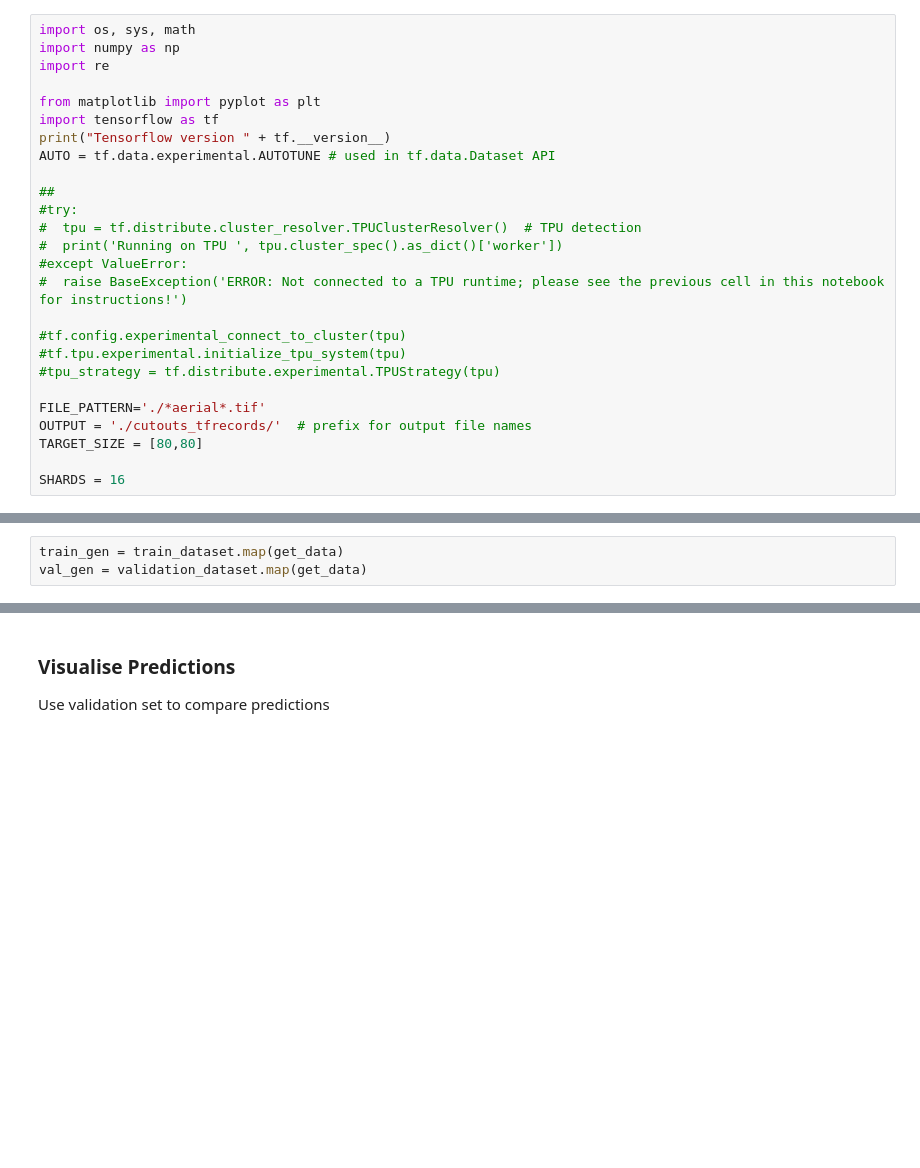
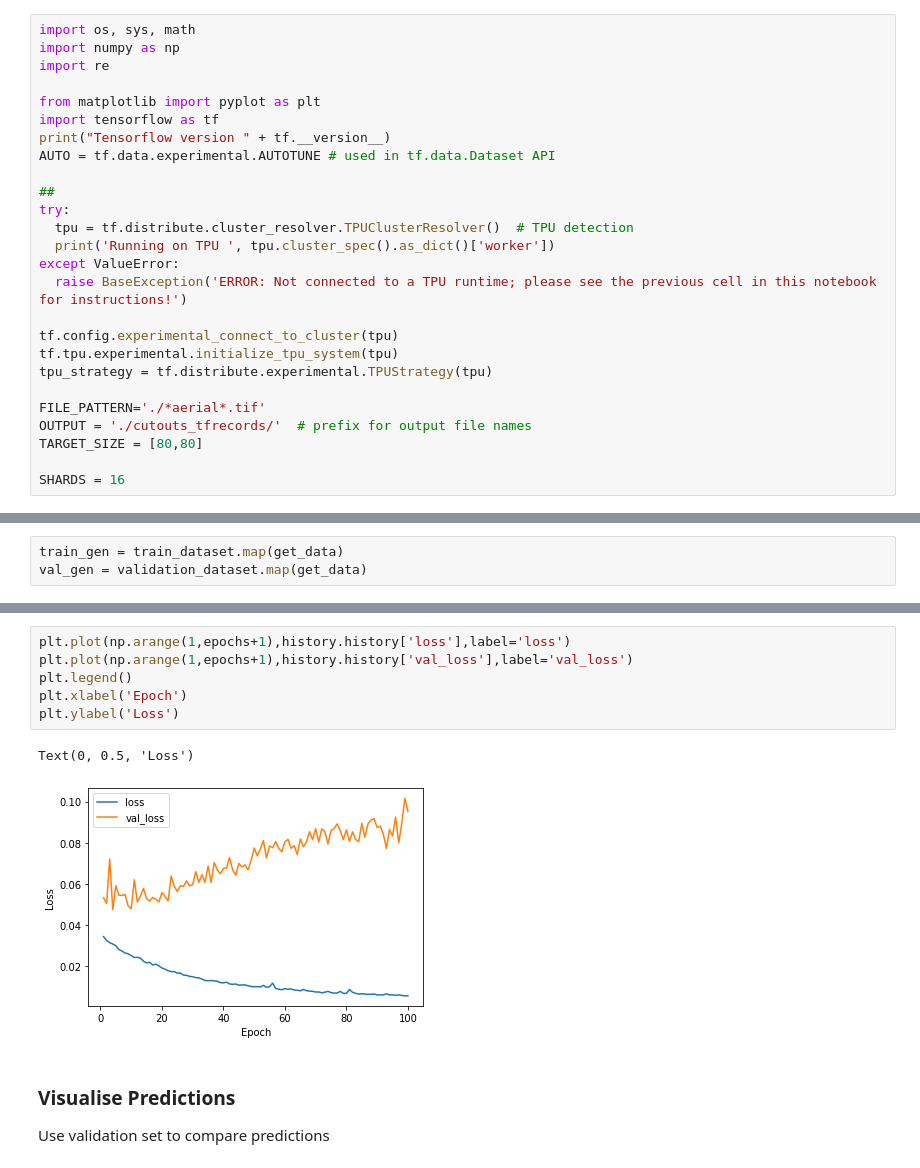
Before and after one commit to pdh21/OCF_PVmapper, a Jupyter notebook: DeepNet_model1.ipynb, the cells around one changed output, grey strips where cells are left out. Cells and saved outputs as stored; diff of their text form; blank space fills up the shorter version.

```diff
--- a/DeepNet_model1.ipynb
+++ b/DeepNet_model1.ipynb
@@ -38,15 +34,15 @@ print("Tensorflow version " + tf.__version__)
 AUTO = tf.data.experimental.AUTOTUNE # used in tf.data.Dataset API
 
 ##
-#try:
-#  tpu = tf.distribute.cluster_resolver.TPUClusterResolver()  # TPU detection
-#  print('Running on TPU ', tpu.cluster_spec().as_dict()['worker'])
-#except ValueError:
-#  raise BaseException('ERROR: Not connected to a TPU runtime; please see the previous cell in this notebook for instructions!')
+try:
+  tpu = tf.distribute.cluster_resolver.TPUClusterResolver()  # TPU detection
+  print('Running on TPU ', tpu.cluster_spec().as_dict()['worker'])
+except ValueError:
+  raise BaseException('ERROR: Not connected to a TPU runtime; please see the previous cell in this notebook for instructions!')
 
-#tf.config.experimental_connect_to_cluster(tpu)
-#tf.tpu.experimental.initialize_tpu_system(tpu)
-#tpu_strategy = tf.distribute.experimental.TPUStrategy(tpu)
+tf.config.experimental_connect_to_cluster(tpu)
+tf.tpu.experimental.initialize_tpu_system(tpu)
+tpu_strategy = tf.distribute.experimental.TPUStrategy(tpu)
 
 FILE_PATTERN='./*aerial*.tif'
 OUTPUT = './cutouts_tfrecords/'  # prefix for output file names
@@ -285,3 +309,12 @@ Epoch 15/15
+# %%
+plt.plot(np.arange(1,epochs+1),history.history['loss'],label='loss')
+plt.plot(np.arange(1,epochs+1),history.history['val_loss'],label='val_loss')
+plt.legend()
+plt.xlabel('Epoch')
+plt.ylabel('Loss')
+# %% [output]
+Text(0, 0.5, 'Loss')
+[figure, added]
 # %% [markdown]
 ### Visualise Predictions
 Use validation set to compare predictions
```
Also changed, not shown: parts of 7 cells of this notebook.
